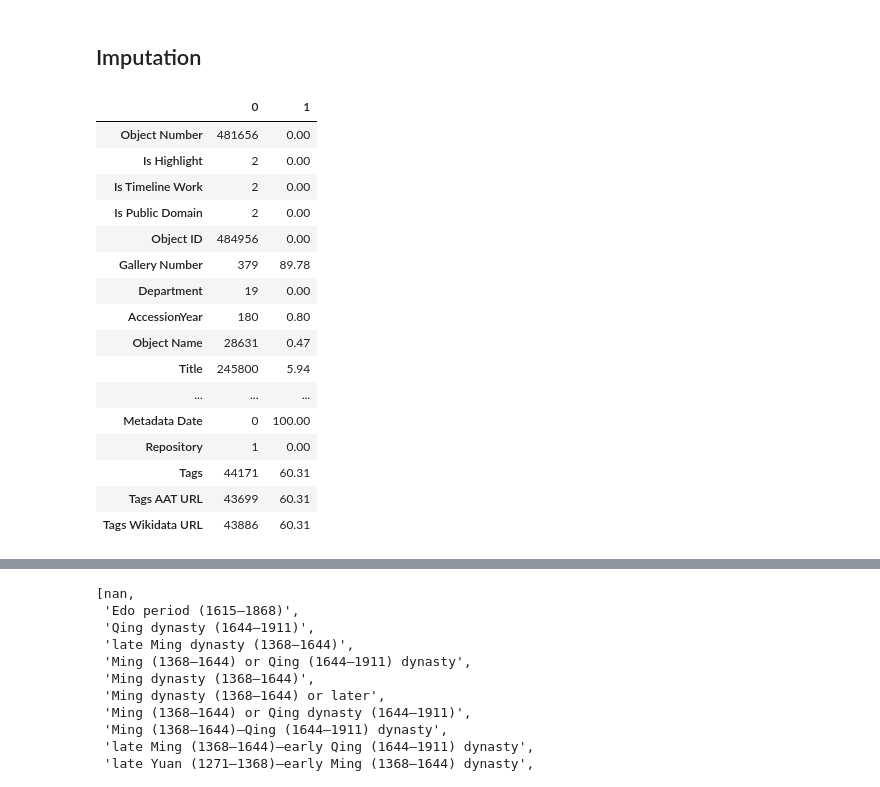
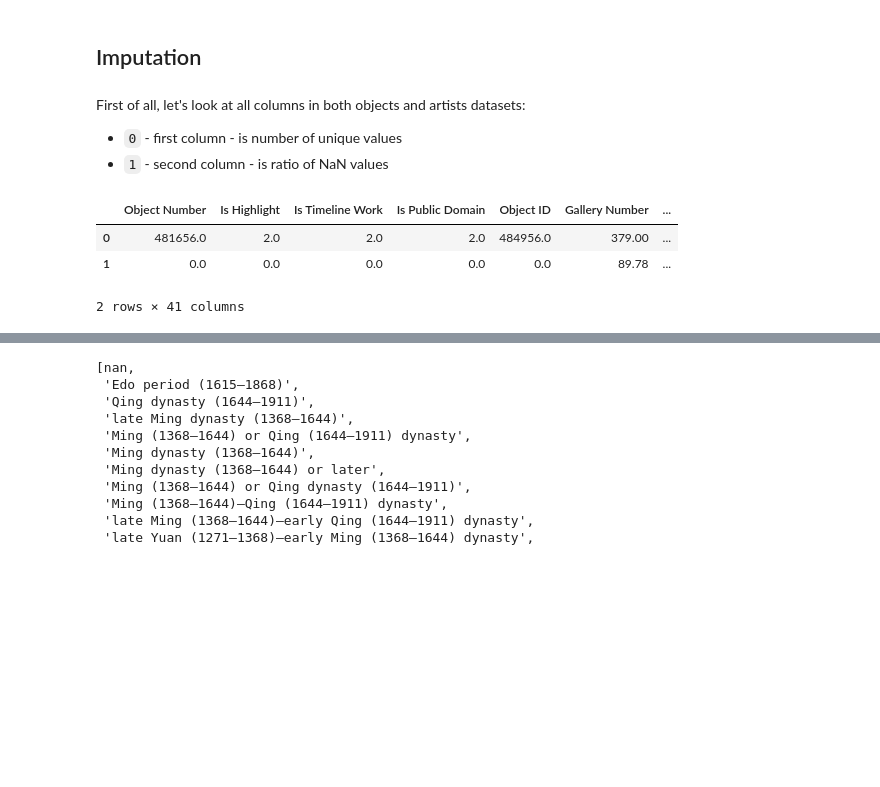
Before and after one commit to nickobard/Data-Preprocessing-Course, a Jupyter notebook: 01/01_homework.ipynb, the cells around one changed output, grey strips where cells are left out. Cells and saved outputs as stored; diff of their text form; code cells hidden in the pictures; blank space fills up the shorter version.

```diff
--- a/01/01_homework.ipynb
+++ b/01/01_homework.ipynb
@@ -1885,24 +1889,15 @@ From frequency analysis we too see no anomalies.
 Seems like Tags feature has no problems with missing values, but at least we transformed it to a better representation.
 # %% [markdown]
 ## Imputation
+# %% [markdown]
+First of all, let's look at all columns in both objects and artists datasets:
+- `0` - first column - is number of unique values
+- `1` - second column - is ratio of NaN values
 # %%
-pd.concat([df_objects.nunique(), df_objects.isna().mean().round(4)*100], axis='columns')
+pd.concat([df_objects.nunique(), df_objects.isna().mean().round(4) * 100], axis='columns').T
 # %% [output]
-|  | 0 | 1 |
-| Object Number | 481656 | 0.00 |
-| Is Highlight | 2 | 0.00 |
-| Is Timeline Work | 2 | 0.00 |
-| Is Public Domain | 2 | 0.00 |
-| Object ID | 484956 | 0.00 |
-| Gallery Number | 379 | 89.78 |
-| Department | 19 | 0.00 |
-| AccessionYear | 180 | 0.80 |
-| Object Name | 28631 | 0.47 |
-| Title | 245800 | 5.94 |
-| ... | ... | ... |
-| Metadata Date | 0 | 100.00 |
-| Repository | 1 | 0.00 |
-| Tags | 44171 | 60.31 |
-| Tags AAT URL | 43699 | 60.31 |
-| Tags Wikidata URL | 43886 | 60.31 |
+|  | Object Number | Is Highlight | Is Timeline Work | Is Public Domain | Object ID | Gallery Number | ... |
+| 0 | 481656.0 | 2.0 | 2.0 | 2.0 | 484956.0 | 379.00 | ... |
+| 1 | 0.0 | 0.0 | 0.0 | 0.0 | 0.0 | 89.78 | ... |
+2 rows × 41 columns
 # %%
```
Also changed, not shown: parts of 16 cells of this notebook.
